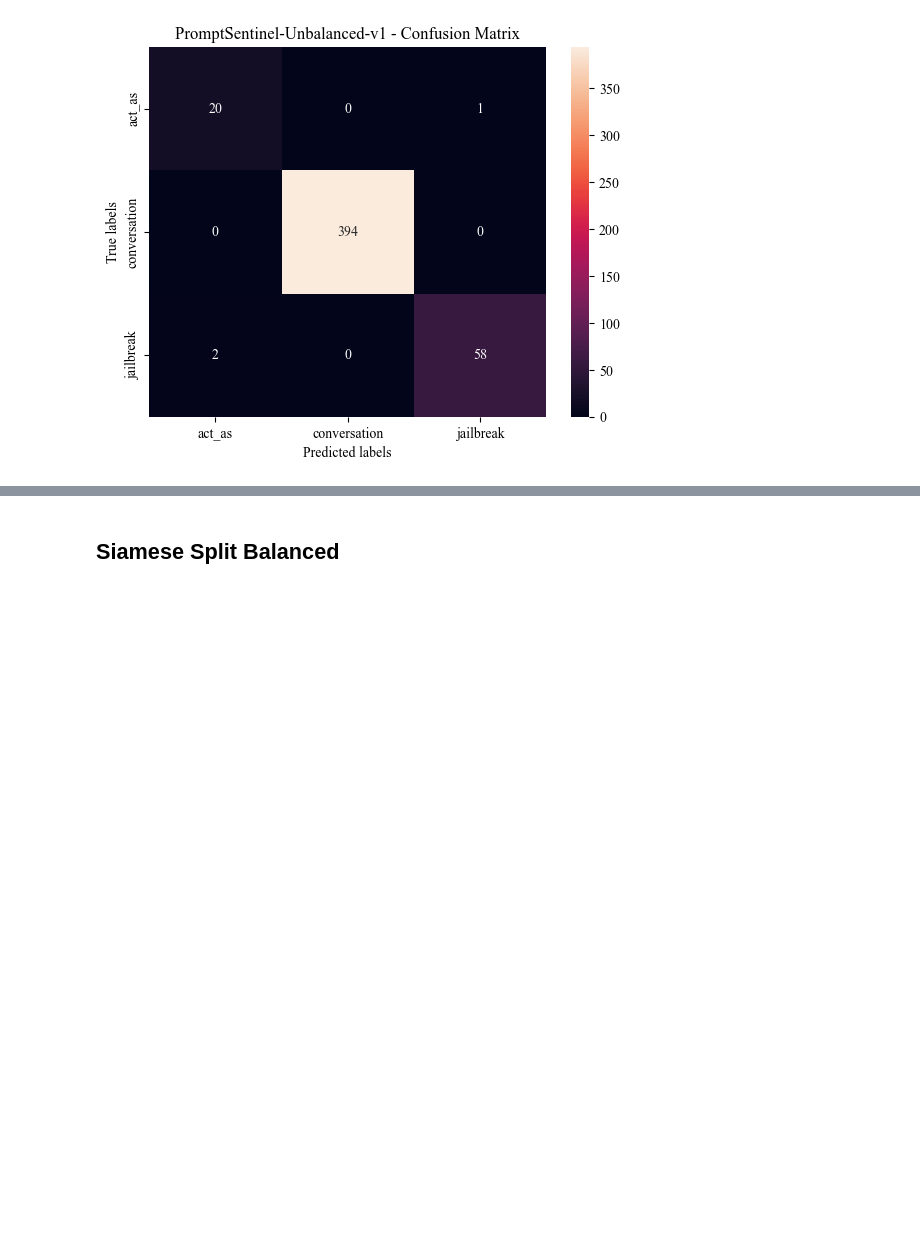
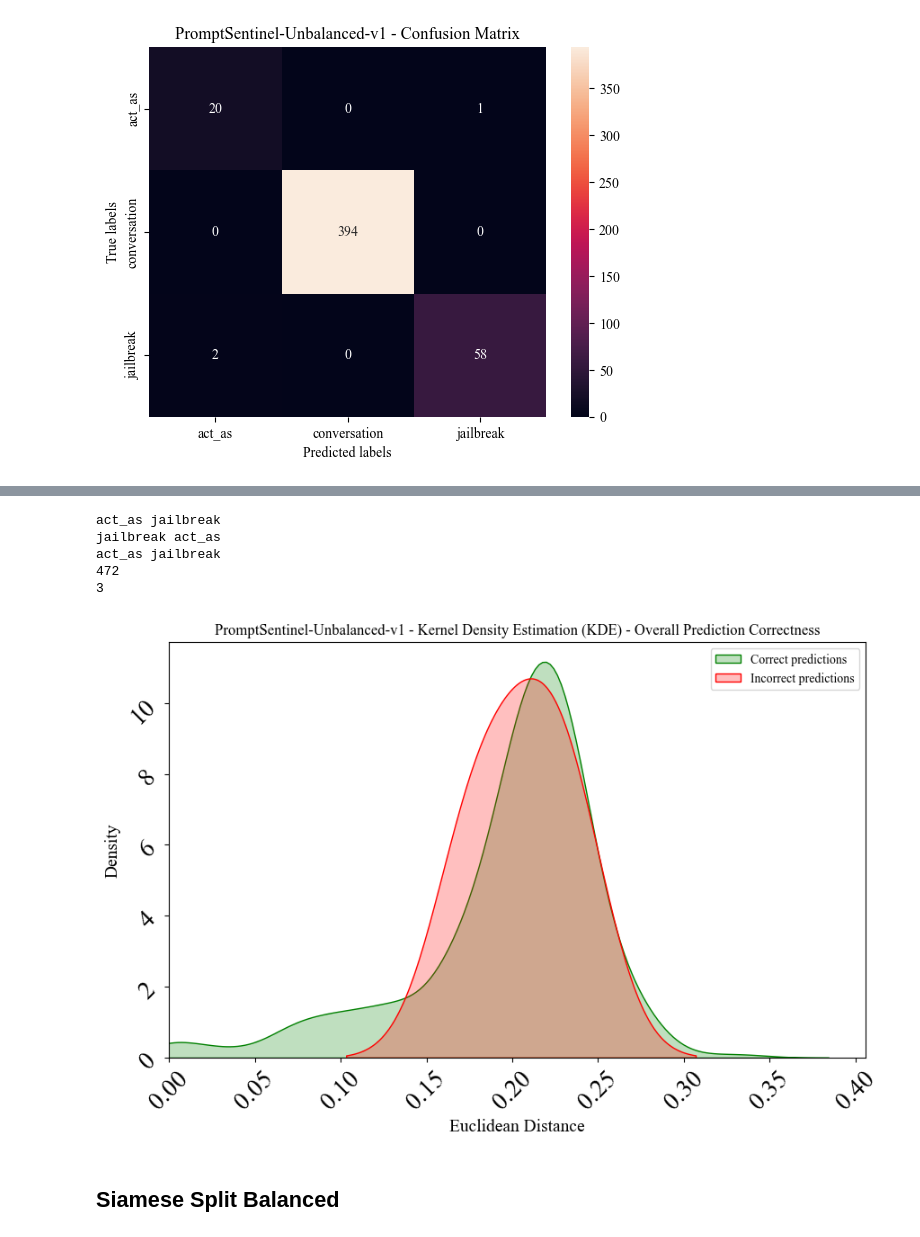
Before and after one commit to llm-security-research/malicious-prompts, a Jupyter notebook: siamese_evaluation.ipynb, the cells around one changed output, grey strips where cells are left out. Saved outputs shown, nothing was run; the diff lists cells and outputs as text; code cells hidden in the pictures; blank space fills up the shorter version.

```diff
--- a/siamese_evaluation.ipynb
+++ b/siamese_evaluation.ipynb
@@ -627,3 +630,12 @@ act_as jailbreak
+# %%
+plot_correctness(preds_distances, preds, true_categories, 'PromptSentinel-Unbalanced-v1')
+# %% [output]
+act_as jailbreak
+jailbreak act_as
+act_as jailbreak
+472
+3
+[figure, added]
 # %% [markdown]
 ## Siamese Split Balanced
 # %%
```
Also changed, not shown: parts of 10 cells of this notebook, 6 other files.
